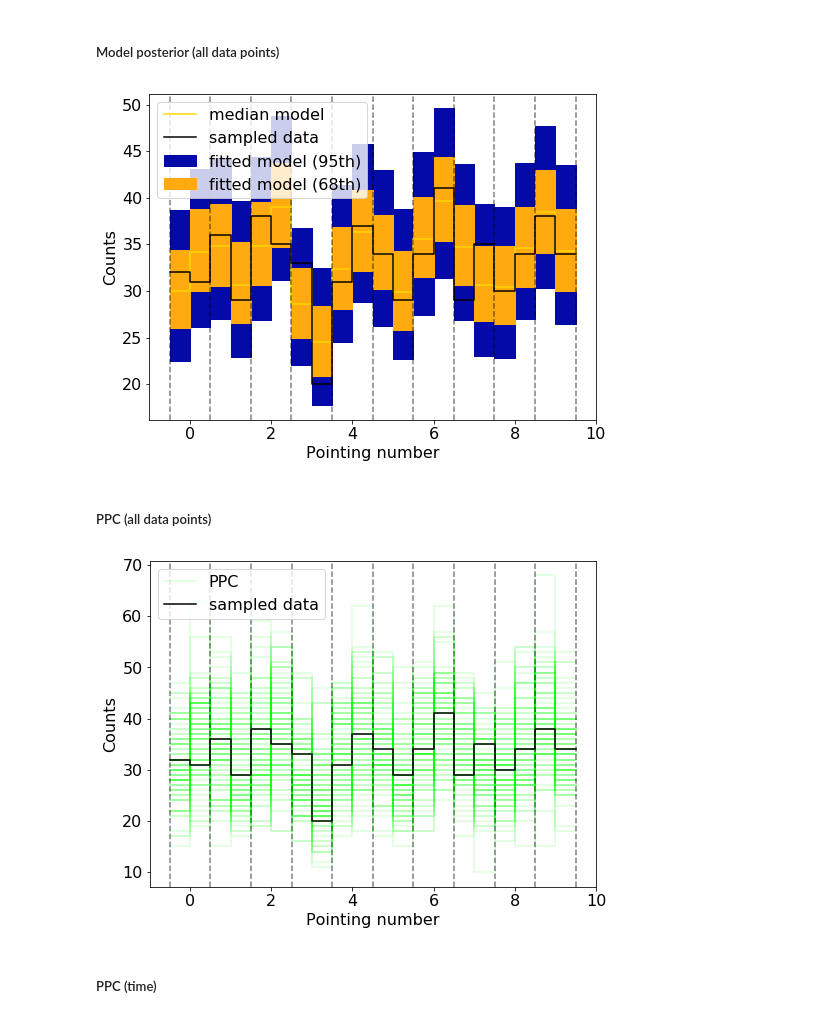
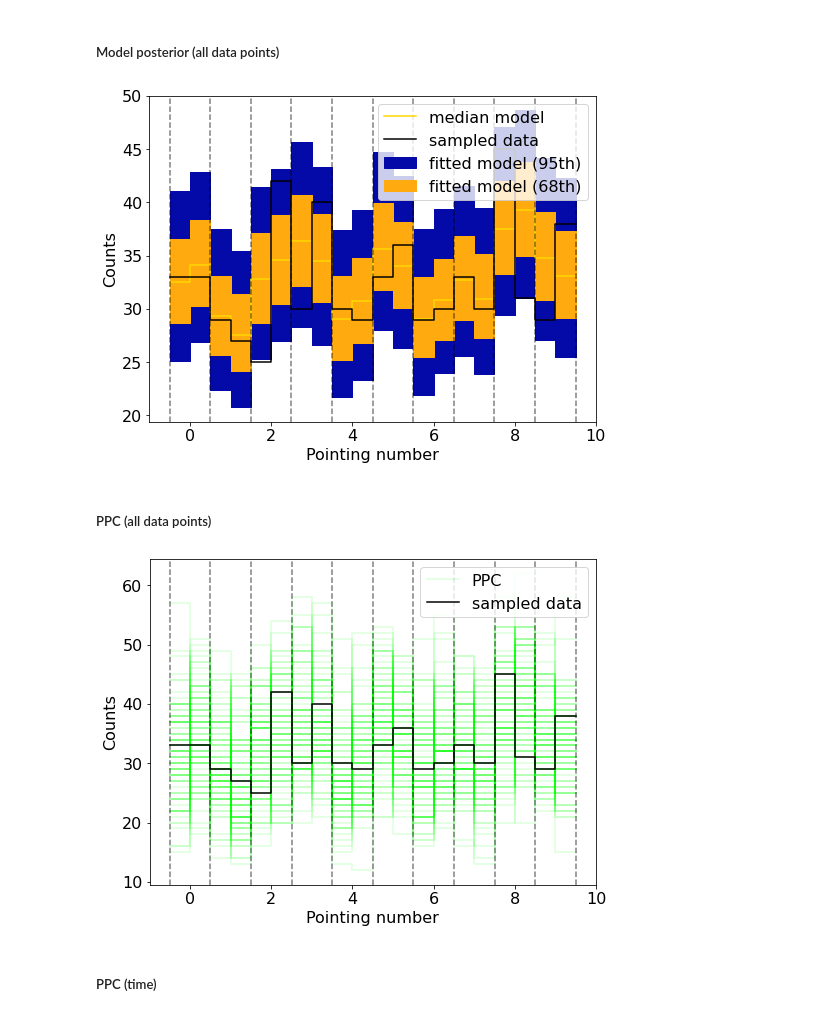
Before and after one commit to tsiegert/for-students, a Jupyter notebook: nova_analysis/stan_fit_template_spilight.ipynb, the cells around one changed output. Saved outputs shown, nothing was run; the diff lists cells and outputs as text; code cells hidden in the pictures.

Commit message:
stan v3.4 adapation

```diff
--- a/nova_analysis/stan_fit_template_spilight.ipynb
+++ b/nova_analysis/stan_fit_template_spilight.ipynb
@@ -7,13 +7,15 @@
 # Example: fitting "SPI-light" data to a model of background sky
 import numpy as np
 import matplotlib.pyplot as plt
+import nest_asyncio
+nest_asyncio.apply()
 import stan_utility
-import pystan
+import stan
 import pickle
 import sys
 import time # for testing how long things take
 from IPython.display import Image
-#plt.style.use('thomas')
+plt.style.use('thomas')
 # %% [markdown]
 <h3>"SPI-light" is a hypothetical instrument with two detectors which are blocked from the source photons, alternatingly for each pointing.<br>
     The background is (chosen) to be uniform.<br>
@@ -259,0 +371,6 @@ data2D = dict(N = Nrsp, # number of response entries (here: number of detectors)
+# %%
+"""#open text file in read mode
+spimodfit_file = open('spimodfit.stan', 'r')
+
+#read whole file to a string
+spimodfit = spimodfit_file.read()"""
@@ -523,0 +706,3 @@ convergence, Rhat=1).
+# %%
+posterior2 = stan.build(spimodfit,data=data2D)
+fit2 = posterior2.sample(num_chains=4, num_samples=1000)
@@ -536,34 +750,34 @@ WARNING:pystan:Deprecation warning. In future, use ArviZ library (`pip install a
 # %% [markdown]
 <h5>Model posterior (all data points)</h5>
 # %%
-plt.step(pp,np.percentile(op3['model_values'],50,axis=0),color='gold',where='mid',label='median model')
+plt.step(pp,np.percentile(fit2['model_values'].T,50,axis=0),color='gold',where='mid',label='median model')
 
 plt.fill_between(pp,
-         np.percentile(op3['model_values'],50-95.4/2,axis=0),
-         np.percentile(op3['model_values'],50+95.4/2,axis=0),
+         np.percentile(fit2['model_values'].T,50-95.4/2,axis=0),
+         np.percentile(fit2['model_values'].T,50+95.4/2,axis=0),
                  step='mid',color='xkcd:cobalt blue',alpha=1.0,label='fitted model (95th)')
 
 plt.fill_between(pp,
-         np.percentile(op3['model_values'],50-68.3/2,axis=0),
-         np.percentile(op3['model_values'],50+68.3/2,axis=0),
+         np.percentile(fit2['model_values'].T,50-68.3/2,axis=0),
+         np.percentile(fit2['model_values'].T,50+68.3/2,axis=0),
                  step='mid',color='xkcd:yellowish orange',alpha=1.0,label='fitted model (68th)')
 
 SPIl_plot(p,
           yp,color='black',label='sampled data')
 # %% [output]
-[figure, old version]
+[figure, new version]
 # %% [markdown]
 <h5>PPC (all data points)</h5>
 # %%
 for i in range(0,2500,25):
-    plt.step(pp,op3['ppc'][i,:],
+    plt.step(pp,fit2['ppc'].T[i,:],
              alpha=0.1,where='mid',color='lime',linewidth=2)
-plt.step(pp,op3['ppc'][i,:],alpha=0.1,where='mid',color='lime',linewidth=2,label='PPC')
+plt.step(pp,fit2['ppc'].T[i,:],alpha=0.1,where='mid',color='lime',linewidth=2,label='PPC')
 
 SPIl_plot(p,
           yp,color='black',label='sampled data')
 # %% [output]
-[figure, old version]
+[figure, new version]
 # %% [markdown]
 <h5>PPC (time)</h5>
 # %%
```
Also changed, not shown: parts of 67 cells of this notebook, 1 other file.
